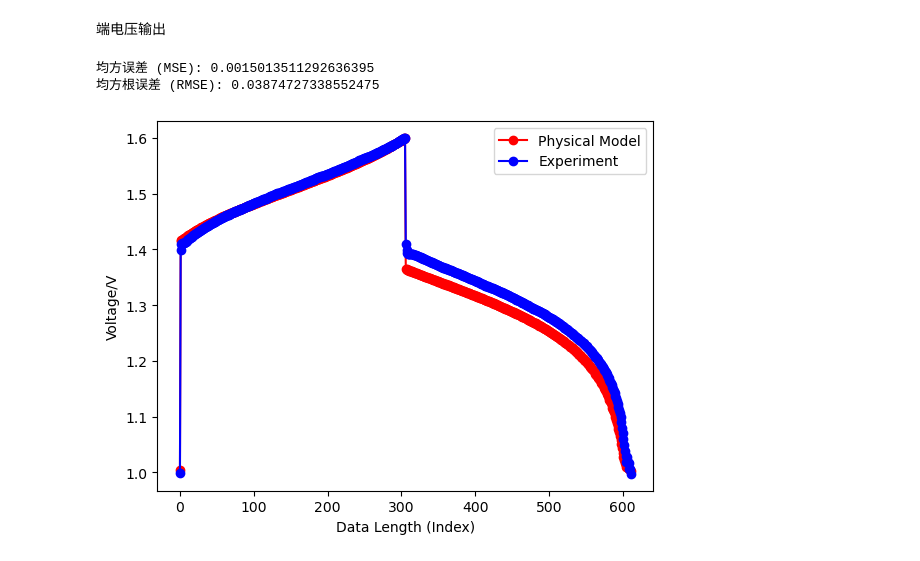
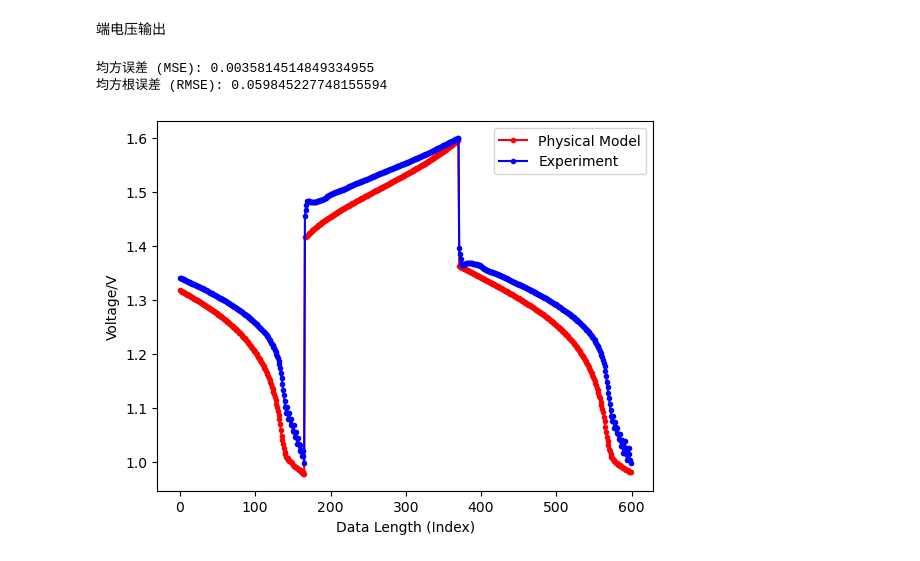
Before and after one commit to ZJJ720/pnn, a Jupyter notebook: PhysicalModel.ipynb, the cells around one changed output. Saved outputs shown, nothing was run; the diff lists cells and outputs as text; code cells hidden in the pictures.

```diff
--- a/PhysicalModel.ipynb
+++ b/PhysicalModel.ipynb
@@ -126,7 +126,7 @@ print("均方误差 (MSE):", mse_loss.item())
 print("均方根误差 (RMSE):", rmse_loss.item())
 
 # 绘制图形
-plot_len =612
+plot_len =600
 # 提取一个或几个特征进行可视化，假设选择第一个特征
 feature_idx = 0
 
@@ -134,35 +134,35 @@ mode_index = 1
 if mode_index == 0:
     pred_values = e_cell[:plot_len, feature_idx]
     target_values = dataY[:plot_len, feature_idx]
 
 
 if mode_index == 1:
     pred_values = e_cell[-plot_len:, feature_idx]
     target_values = dataY[-plot_len:, feature_idx]
 
 
 if mode_index == 2:
     pred_values = e_cell[:, feature_idx]
     target_values = dataY[:, feature_idx]
 
 
 # 创建数据长度（索引）张量
 data_length = torch.arange(len(pred_values))
 
 # 绘制预测值折线图
-plt.plot(data_length, pred_values, label="Physical Model", color='red', marker='o')
+plt.plot(data_length, pred_values, label="Physical Model", color='red', marker='.')
 
 # 绘制目标值折线图
-plt.plot(data_length, target_values, label="Experiment", color='blue', marker='o')
+plt.plot(data_length, target_values, label="Experiment", color='blue', marker='.')
 
 # 添加图例和坐标轴标签
 plt.xlabel("Data Length (Index)")
 plt.ylabel("Voltage/V")
 plt.legend()
 
 # 显示图形
 plt.show()
 # %% [output]
-均方误差 (MSE): 0.0015013511292636395
-均方根误差 (RMSE): 0.03874727338552475
+均方误差 (MSE): 0.0035814514849334955
+均方根误差 (RMSE): 0.059845227748155594
-[figure, old version]
+[figure, new version]
```
Also changed, not shown: parts of 1 cell of this notebook, 2 other files.
